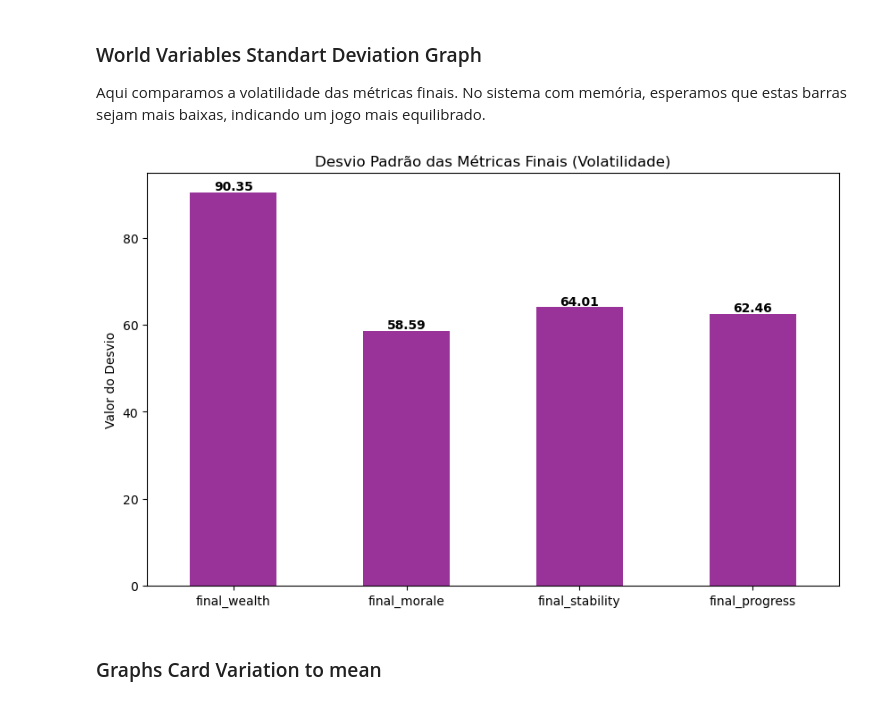
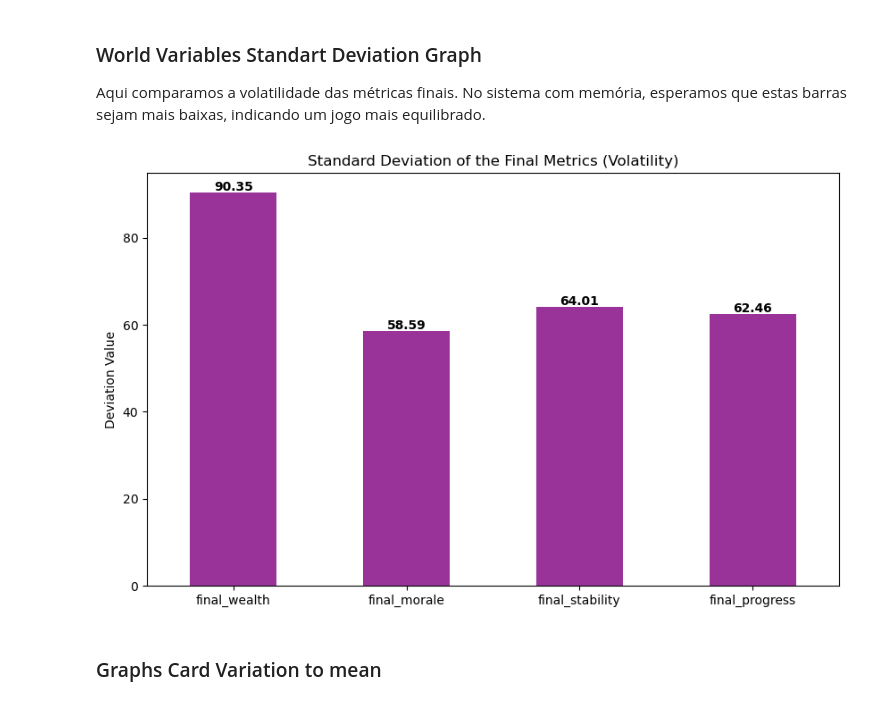
Before and after one commit to davidcurral/Procedural-Narrative-Prototype-Project, a Jupyter notebook: Narrative Data Analysis_No_Memory.ipynb, the cells around one changed output. Saved outputs shown, nothing was run; the diff lists cells and outputs as text; code cells hidden in the pictures.

```diff
--- a/Narrative Data Analysis_No_Memory.ipynb
+++ b/Narrative Data Analysis_No_Memory.ipynb
@@ -360,21 +402,21 @@ Aqui comparamos a volatilidade das métricas finais. No sistema com memória, es
 # %%
 # Selecionar as colunas de métricas do Ficheiro 3 (Sumário)
 metricas = ['final_wealth', 'final_morale', 'final_stability', 'final_progress']
 std_values = df1[metricas].std()
 
 # Plot
 std_values.plot(kind='bar', figsize=(10, 6), color='purple', alpha=0.8)
-plt.title("Desvio Padrão das Métricas Finais (Volatilidade)")
-plt.ylabel("Valor do Desvio")
+plt.title("Standard Deviation of the Final Metrics (Volatility)")
+plt.ylabel("Deviation Value")
 plt.xticks(rotation=0)
 
 # Adicionar os valores por cima das barras para leitura fácil
 for i, v in enumerate(std_values):
     plt.text(i, v + 0.5, f"{v:.2f}", ha='center', fontweight='bold')
 
 plt.show()
 # %% [output]
-[figure, old version]
+[figure, new version]
 # %% [markdown]
 ### Graphs Card Variation to mean
 # %%
```
Also changed, not shown: parts of 5 cells of this notebook, 4 other files.
